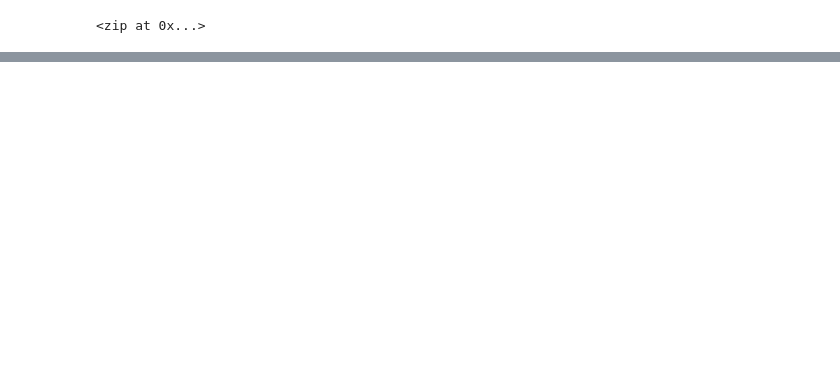
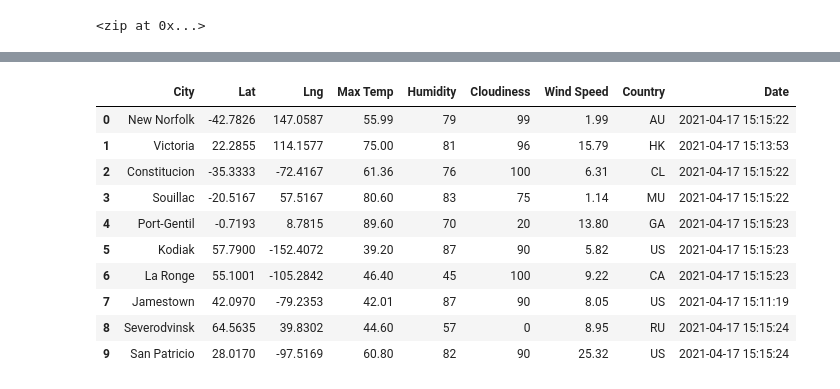
Before and after one commit to iiiGraham/World_Weather_Analysis, a Jupyter notebook: WeatherPy.ipynb, the cells around one changed output, grey strips where cells are left out. Cells and saved outputs as stored; diff of their text form; code cells hidden in the pictures; blank space fills up the shorter version.

Commit message:
updating weatherpy and adding csv of data.

```diff
--- a/WeatherPy.ipynb
+++ b/WeatherPy.ipynb
@@ -7,3 +10,6 @@ from citipy import citipy
+# %%
+# creating url for parsing
+url = "http://api.openweathermap.org/data/2.5/weather?units=Imperial&APPID=" + weather_api_key
 # %%
 # declare latitude and longitude variables to hold arrays and create random lat and long combinations
 lats = np.random.uniform(-90.000, 90.000, size=1500)
@@ -44,0 +118,16 @@ coordintates[:3]
+# %%
+# convert data from API pull into Pandas dataframe
+city_data_df = pd.DataFrame(city_data)
+city_data_df.head(10)
+# %% [output]
+|  | City | Lat | Lng | Max Temp | Humidity | Cloudiness | Wind Speed | Country | Date |
+| 0 | New Norfolk | -42.7826 | 147.0587 | 55.99 | 79 | 99 | 1.99 | AU | 2021-04-17 15:15:22 |
+| 1 | Victoria | 22.2855 | 114.1577 | 75.00 | 81 | 96 | 15.79 | HK | 2021-04-17 15:13:53 |
+| 2 | Constitucion | -35.3333 | -72.4167 | 61.36 | 76 | 100 | 6.31 | CL | 2021-04-17 15:15:22 |
+| 3 | Souillac | -20.5167 | 57.5167 | 80.60 | 83 | 75 | 1.14 | MU | 2021-04-17 15:15:22 |
+| 4 | Port-Gentil | -0.7193 | 8.7815 | 89.60 | 70 | 20 | 13.80 | GA | 2021-04-17 15:15:23 |
+| 5 | Kodiak | 57.7900 | -152.4072 | 39.20 | 87 | 90 | 5.82 | US | 2021-04-17 15:15:23 |
+| 6 | La Ronge | 55.1001 | -105.2842 | 46.40 | 45 | 100 | 9.22 | CA | 2021-04-17 15:15:23 |
+| 7 | Jamestown | 42.0970 | -79.2353 | 42.01 | 87 | 90 | 8.05 | US | 2021-04-17 15:11:19 |
+| 8 | Severodvinsk | 64.5635 | 39.8302 | 44.60 | 57 | 0 | 8.95 | RU | 2021-04-17 15:15:24 |
+| 9 | San Patricio | 28.0170 | -97.5169 | 60.80 | 82 | 90 | 25.32 | US | 2021-04-17 15:15:24 |
```
Also changed, not shown: parts of 7 cells of this notebook, 2 other files.
